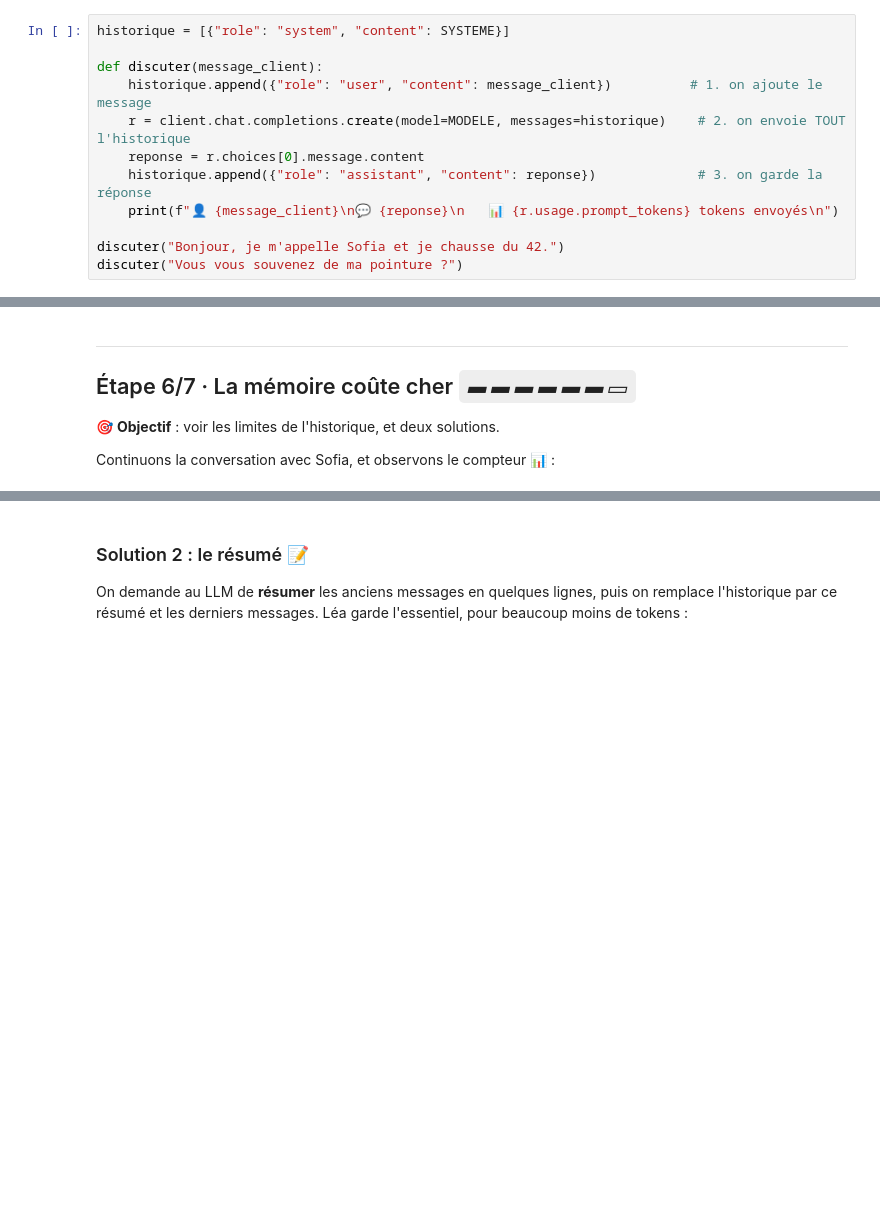
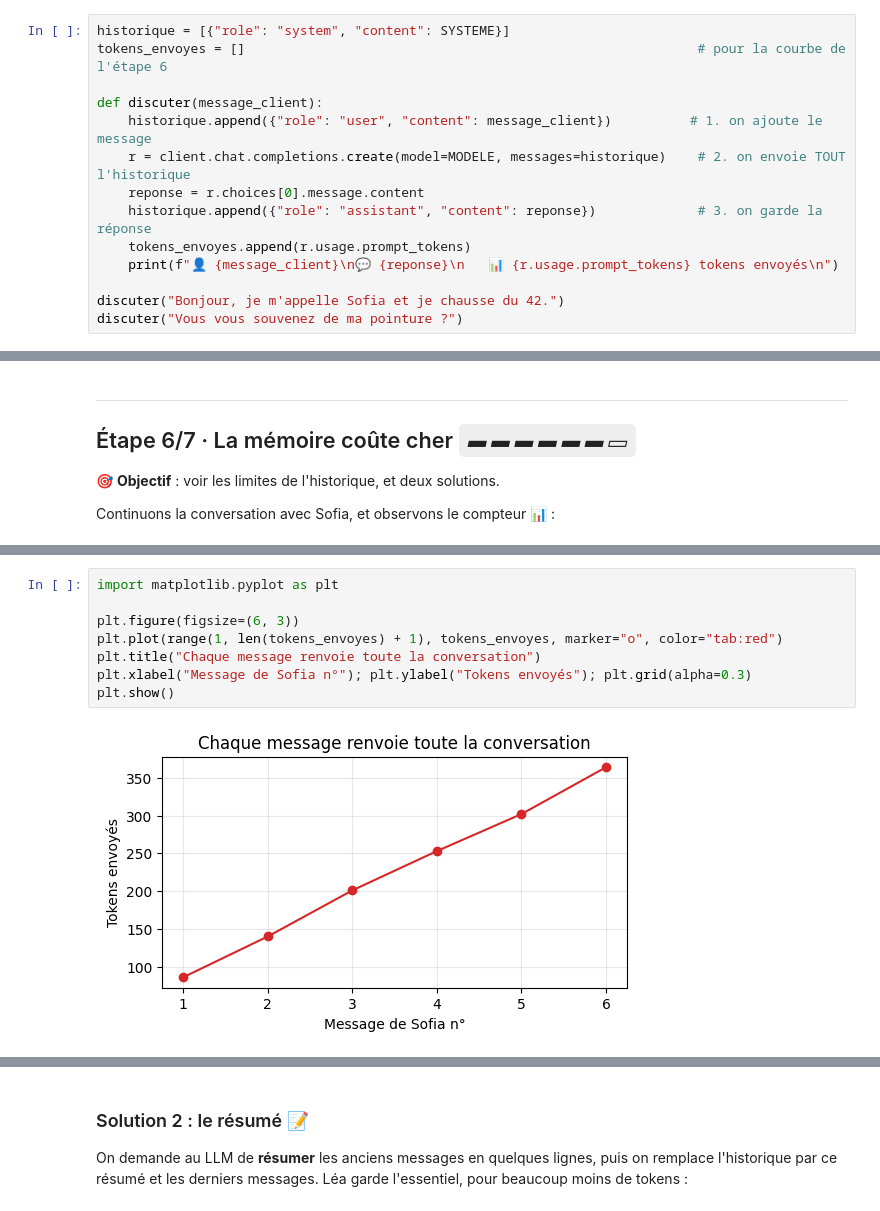
Before and after one commit to Sergetouvoly/UnderstandAiAgent, a Jupyter notebook: notebook_1_llm_et_memoire.ipynb, the cells around one changed output, grey strips where cells are left out. Cells and saved outputs as stored; diff of their text form; blank space fills up the shorter version.

```diff
--- a/notebook_1_llm_et_memoire.ipynb
+++ b/notebook_1_llm_et_memoire.ipynb
@@ -241,12 +258,14 @@ Appel 2 : [système] [Sofia : je chausse du 42] [Léa : ...] [Sofia : ma pointur
 ### En Python pur : une liste qu'on remplit
 # %%
 historique = [{"role": "system", "content": SYSTEME}]
+tokens_envoyes = []                                                          # pour la courbe de l'étape 6
 
 def discuter(message_client):
     historique.append({"role": "user", "content": message_client})          # 1. on ajoute le message
     r = client.chat.completions.create(model=MODELE, messages=historique)    # 2. on envoie TOUT l'historique
     reponse = r.choices[0].message.content
     historique.append({"role": "assistant", "content": reponse})             # 3. on garde la réponse
+    tokens_envoyes.append(r.usage.prompt_tokens)
     print(f"👤 {message_client}\n💬 {reponse}\n   📊 {r.usage.prompt_tokens} tokens envoyés\n")
 
 discuter("Bonjour, je m'appelle Sofia et je chausse du 42.")
@@ -329 +353,11 @@ discuter("Et pour ma sœur, une idée de cadeau à moins de 50 € ? Elle adore
+# %%
+import matplotlib.pyplot as plt
+
+plt.figure(figsize=(6, 3))
+plt.plot(range(1, len(tokens_envoyes) + 1), tokens_envoyes, marker="o", color="tab:red")
+plt.title("Chaque message renvoie toute la conversation")
+plt.xlabel("Message de Sofia n°"); plt.ylabel("Tokens envoyés"); plt.grid(alpha=0.3)
+plt.show()
+# %% [output]
+[figure, added]
 # %% [markdown]
```
Also changed, not shown: parts of 32 cells of this notebook, 5 other files.
